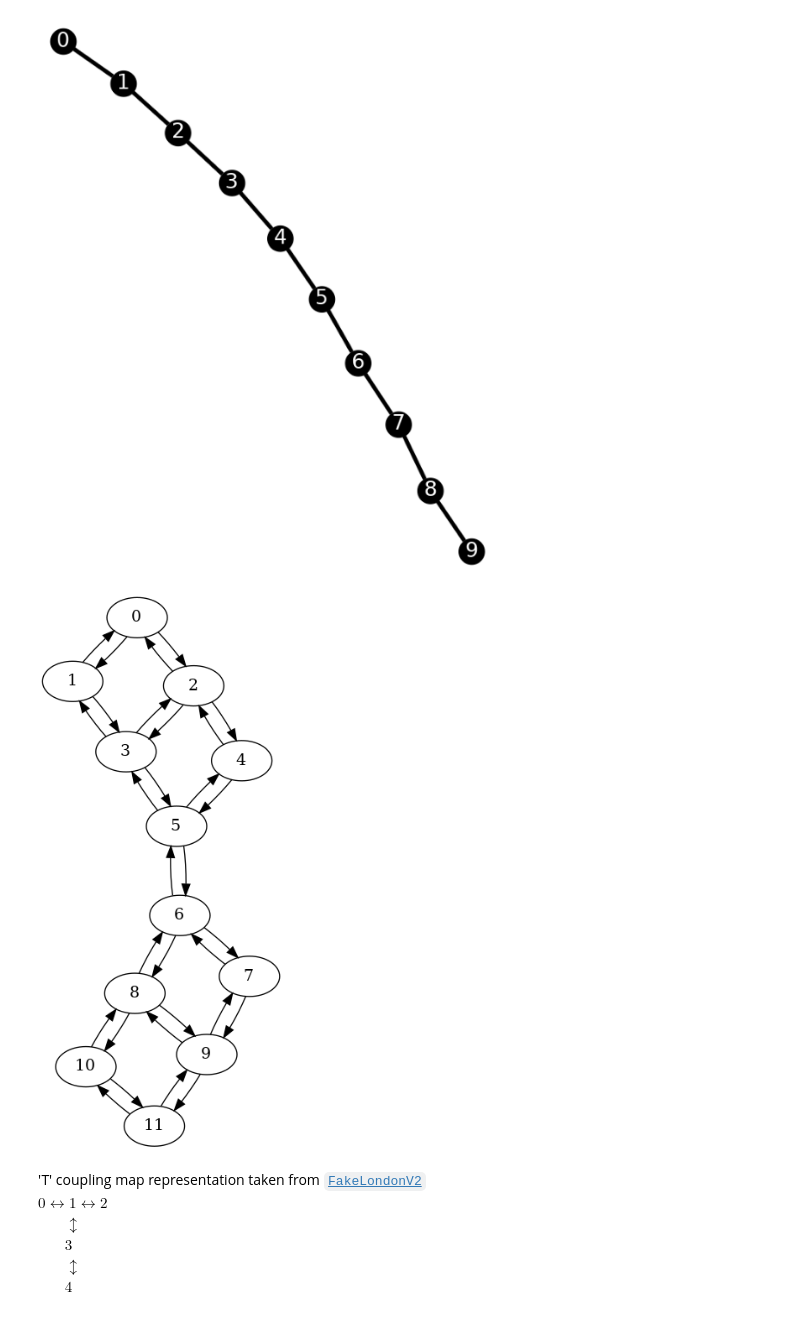
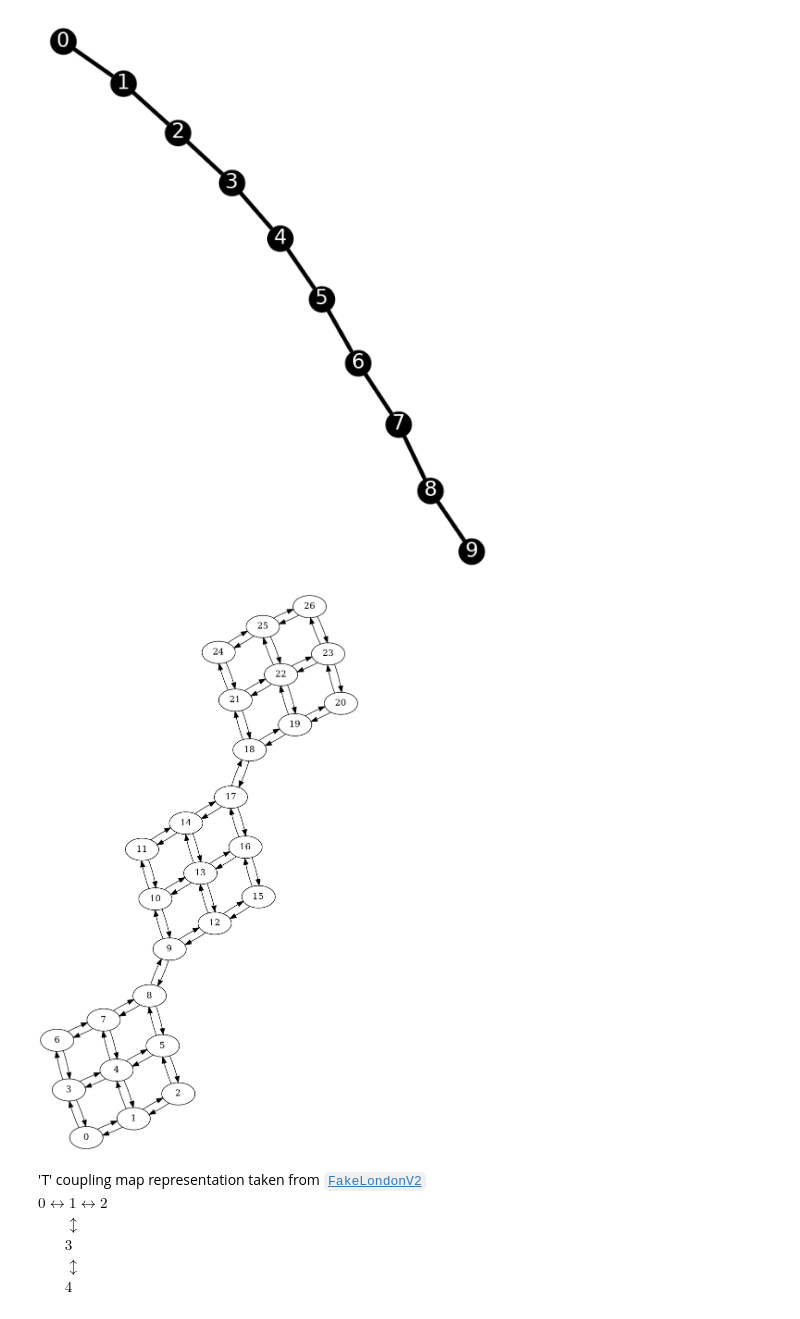
Before and after one commit to natashaval/qubit-mapping-distributed-qc, a Jupyter notebook: 0_generic_backend.ipynb, the cells around one changed output. Cells and saved outputs as stored; diff of their text form; code cells hidden in the pictures.

```diff
--- a/0_generic_backend.ipynb
+++ b/0_generic_backend.ipynb
@@ -89,12 +106,13 @@ display(plot_circuit_layout(transpiledqc, backend))
 [figure]
 # %%
 num_rows = 3
-num_columns = 2
+num_columns = 3
+num_group = 3
 coupling_list_grid = build_coupling_list_grid(num_rows, num_columns, num_group)
 cm_grid = CouplingMap(couplinglist=coupling_list_grid)
 display(cm_grid.draw())
 # %% [output]
-[figure, old version]
+[figure, new version]
 # %% [markdown]
 'T' coupling map representation taken from [`FakeLondonV2`](https://docs.quantum.ibm.com/api/qiskit-ibm-runtime/qiskit_ibm_runtime.fake_provider.FakeLondonV2)
 $0 ↔ 1 ↔ 2$
```
Also changed, not shown: parts of 3 cells of this notebook, 8 other files.
